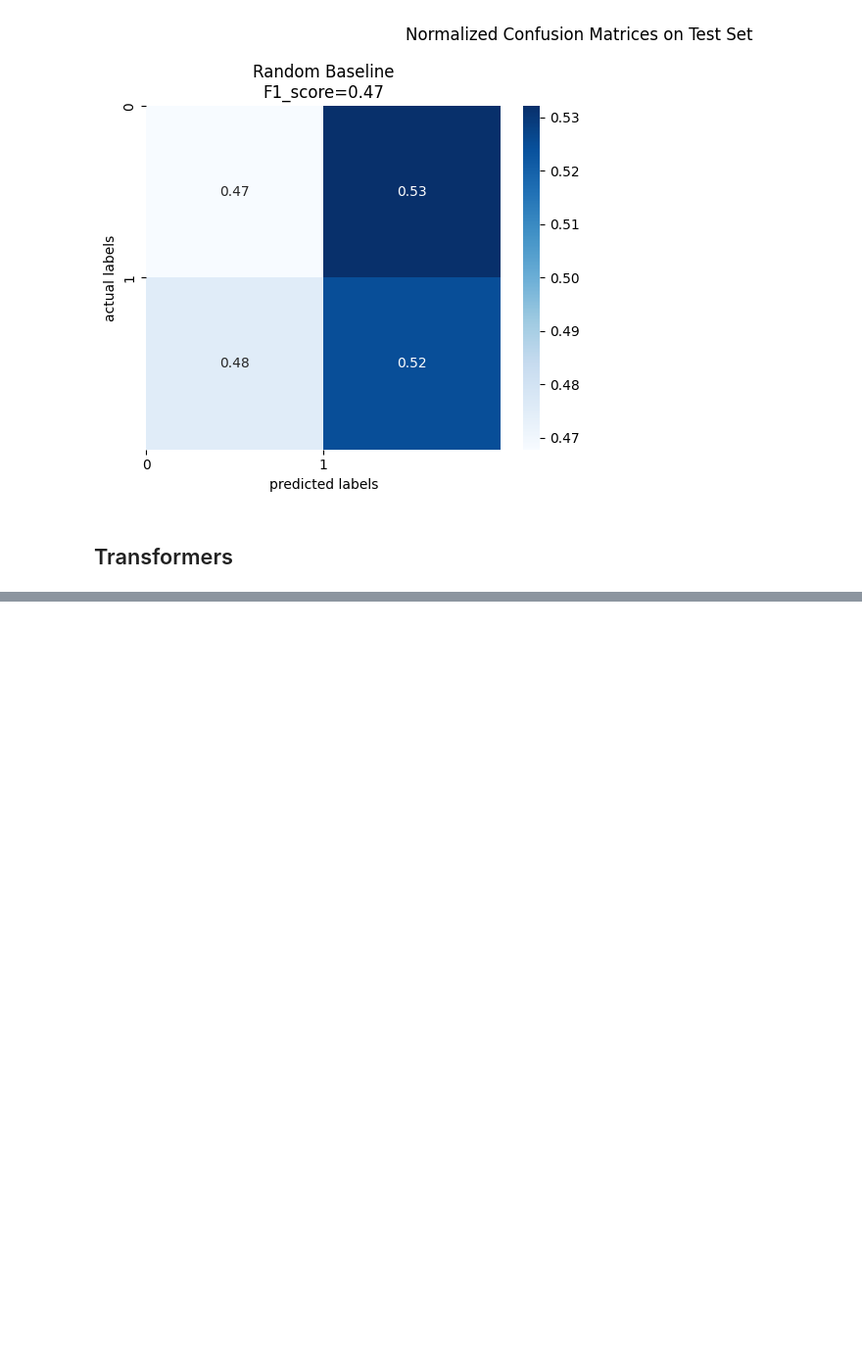
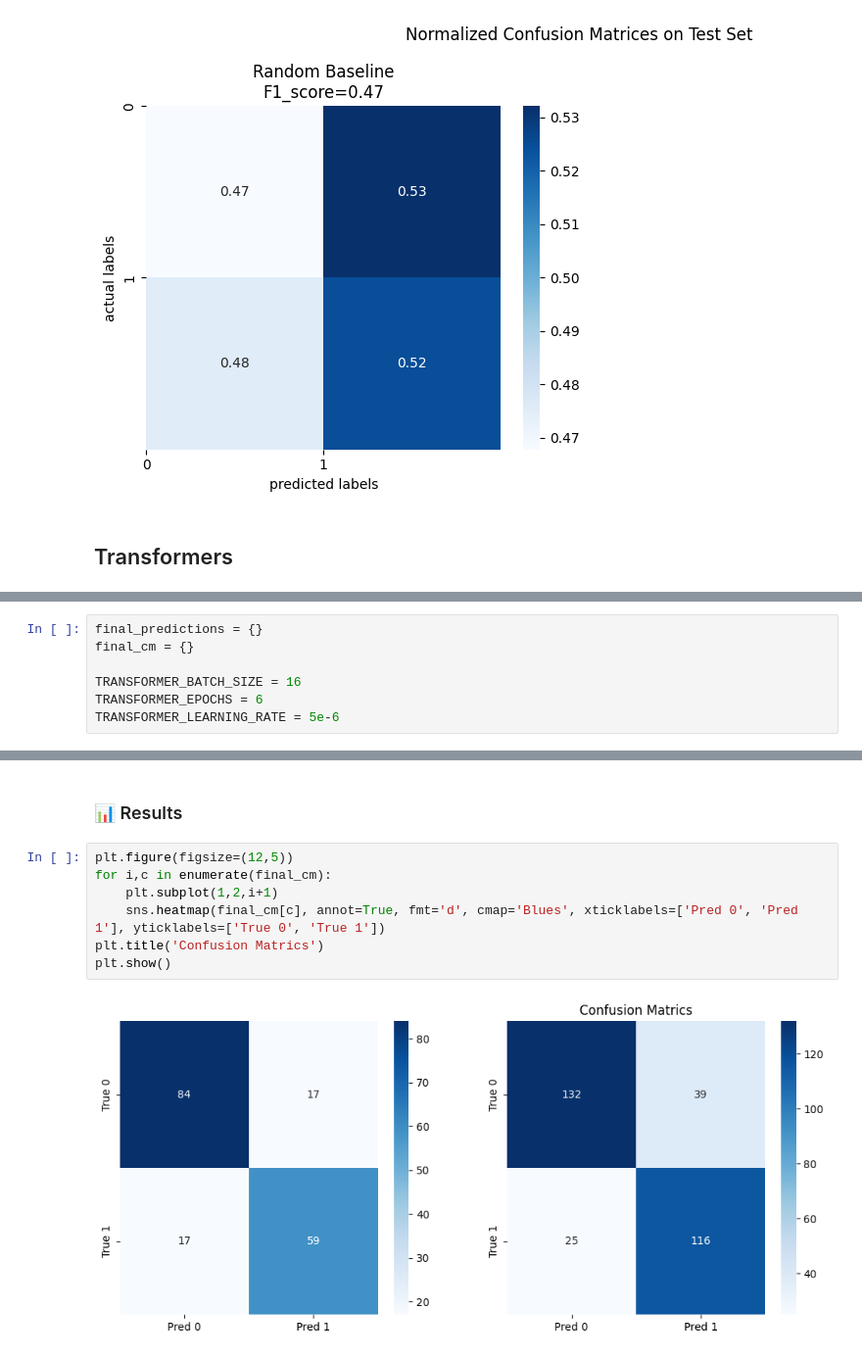
Before and after one commit to SangioAI/NLP_Assignments, a Jupyter notebook: assignment1.ipynb, the cells around one changed output, grey strips where cells are left out. Shown: that part at 98% size. Drawn from its saved outputs; the diff is of its cells as text; blank space fills up the shorter version.

```diff
--- a/assignment1.ipynb
+++ b/assignment1.ipynb
@@ -2416,0 +1947,7 @@ OutOfMemoryError: CUDA out of memory. Tried to allocate 20.00 MiB. GPU 0 has a t
+# %%
+final_predictions = {}
+final_cm = {}
+
+TRANSFORMER_BATCH_SIZE = 16
+TRANSFORMER_EPOCHS = 6
+TRANSFORMER_LEARNING_RATE = 5e-6
@@ -2416,0 +2348,11 @@ OutOfMemoryError: CUDA out of memory. Tried to allocate 20.00 MiB. GPU 0 has a t
+# %% [markdown]
+### 📊 Results
+# %%
+plt.figure(figsize=(12,5))
+for i,c in enumerate(final_cm):
+    plt.subplot(1,2,i+1)
+    sns.heatmap(final_cm[c], annot=True, fmt='d', cmap='Blues', xticklabels=['Pred 0', 'Pred 1'], yticklabels=['True 0', 'True 1'])
+plt.title('Confusion Matrics')
+plt.show()
+# %% [output]
+[figure, added]
```
Also changed, not shown: parts of 56 cells of this notebook.
